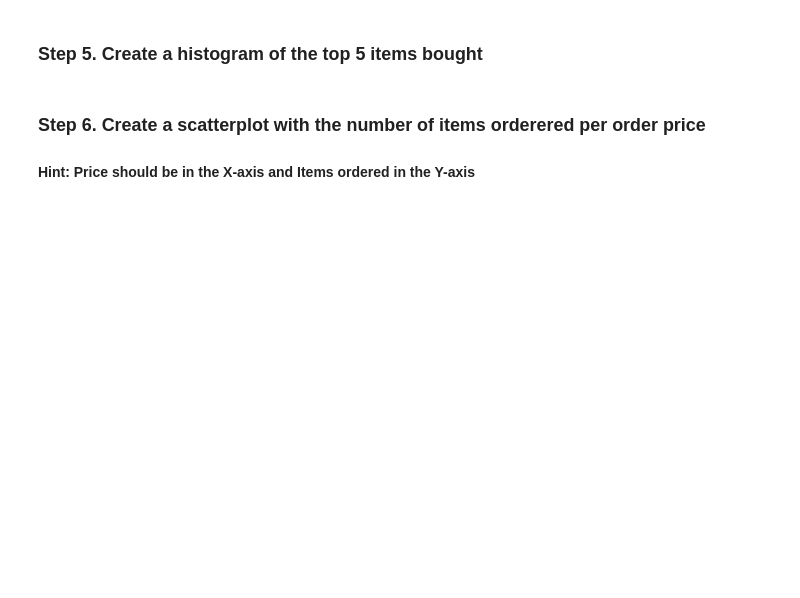
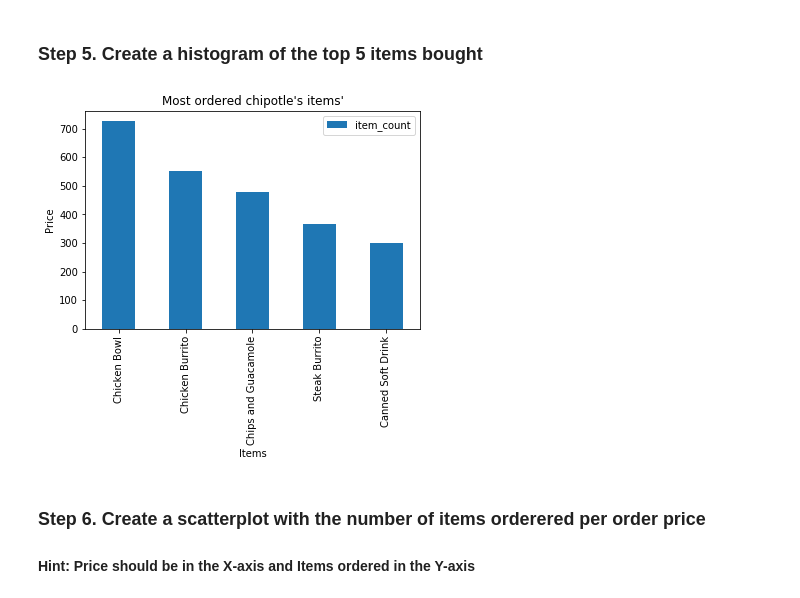
Before and after one commit to timetobye/TIL, a Jupyter notebook: Python/pandas study/pandas_exercises/07_Visualization/Chipotle/Exercises.ipynb, the cells around one changed output. Cells and saved outputs as stored; diff of their text form; code cells hidden in the pictures; blank space fills up the shorter version.

```diff
--- a/Python/pandas study/pandas_exercises/07_Visualization/Chipotle/Exercises.ipynb
+++ b/Python/pandas study/pandas_exercises/07_Visualization/Chipotle/Exercises.ipynb
@@ -16,3 +16,7 @@ import matplotlib.pyplot as plt
 ### Step 2. Import the dataset from this [address](https://raw.githubusercontent.com/justmarkham/DAT8/master/data/chipotle.tsv).
 # %% [markdown]
 ### Step 3. Assign it to a variable called chipo.
+# %%
+url = 'https://raw.githubusercontent.com/justmarkham/DAT8/master/data/chipotle.tsv'
+
+chipo = pd.read_csv(url, sep = '\t')
@@ -21,5 +60,19 @@ import matplotlib.pyplot as plt
 # %% [markdown]
 ### Step 5. Create a histogram of the top 5 items bought
+# %%
+x = chipo.item_name.tolist()
+# %%
+chipo_item_name_count = collections.Counter(x)
+# %%
+df = pd.DataFrame.from_dict(chipo_item_name_count, orient='index', columns=['item_count'])
+# %%
+df.sort_values(by='item_count', ascending=False)[0:5].plot(kind='bar')
+plt.xlabel('Items')
+plt.ylabel('Price')
+plt.title("Most ordered chipotle\'s items'")
+plt.show()
+# %% [output]
+[figure, added]
 # %% [markdown]
 ### Step 6. Create a scatterplot with the number of items orderered per order price
 #### Hint: Price should be in the X-axis and Items ordered in the Y-axis
```
Also changed, not shown: parts of 7 cells of this notebook, 1 other file.
